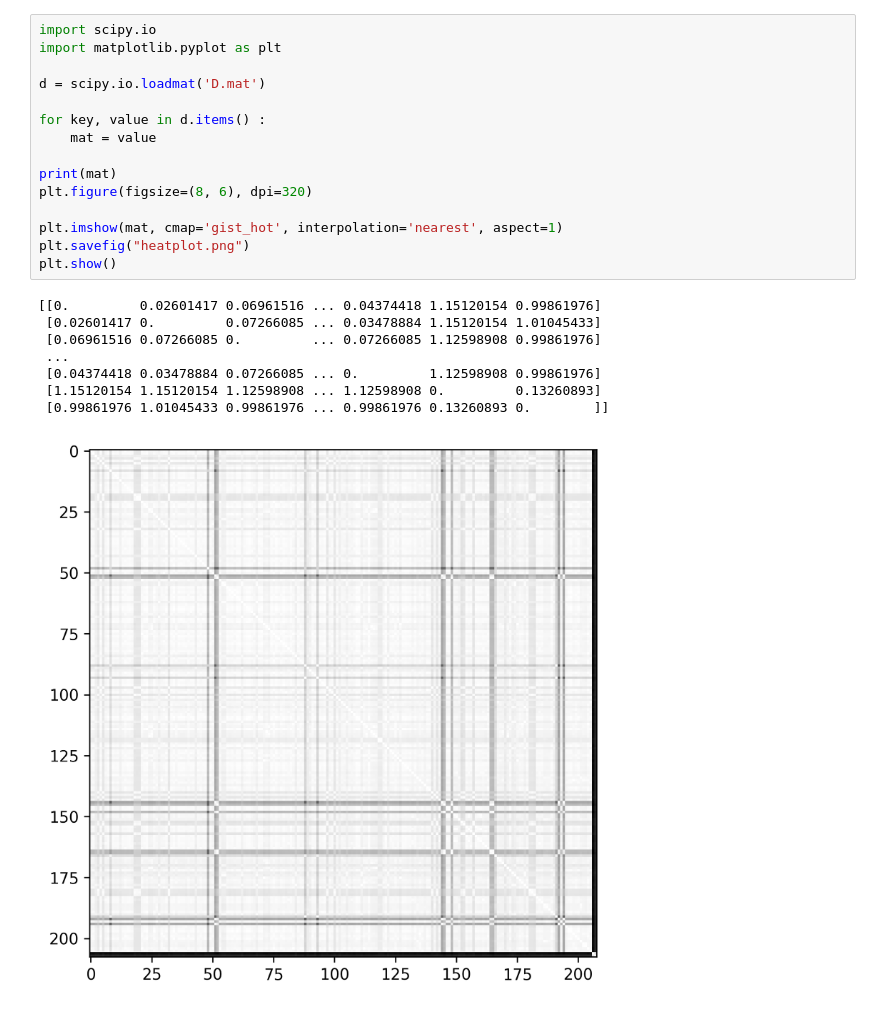
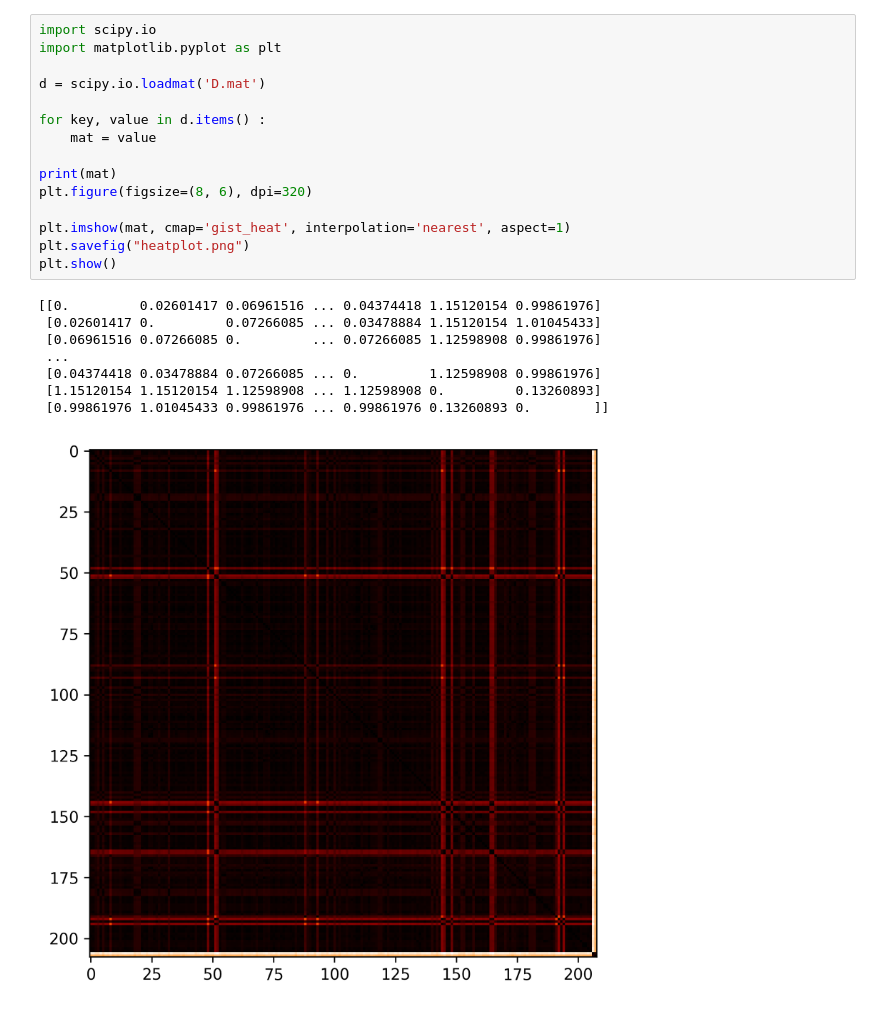
Before and after one commit to laksannathan/Biopython, a Jupyter notebook: humans_demo/genetic_distances/jc_dist.ipynb, the cells around one changed output. Cells and saved outputs as stored; diff of their text form.

```diff
--- a/humans_demo/genetic_distances/jc_dist.ipynb
+++ b/humans_demo/genetic_distances/jc_dist.ipynb
@@ -1,24 +1,24 @@
 # %%
 import scipy.io
 import matplotlib.pyplot as plt
 
 d = scipy.io.loadmat('D.mat')
 
 for key, value in d.items() :
     mat = value
 
 print(mat)
 plt.figure(figsize=(8, 6), dpi=320)
 
-plt.imshow(mat, cmap='gist_hot', interpolation='nearest', aspect=1)
+plt.imshow(mat, cmap='gist_heat', interpolation='nearest', aspect=1)
 plt.savefig("heatplot.png")
 plt.show()
 # %% [output]
 [[0.         0.02601417 0.06961516 ... 0.04374418 1.15120154 0.99861976]
  [0.02601417 0.         0.07266085 ... 0.03478884 1.15120154 1.01045433]
  [0.06961516 0.07266085 0.         ... 0.07266085 1.12598908 0.99861976]
  ...
  [0.04374418 0.03478884 0.07266085 ... 0.         1.12598908 0.99861976]
  [1.15120154 1.15120154 1.12598908 ... 1.12598908 0.         0.13260893]
  [0.99861976 1.01045433 0.99861976 ... 0.99861976 0.13260893 0.        ]]
-[figure, old version]
+[figure, new version]
```
Also changed, not shown: 2 other files.
